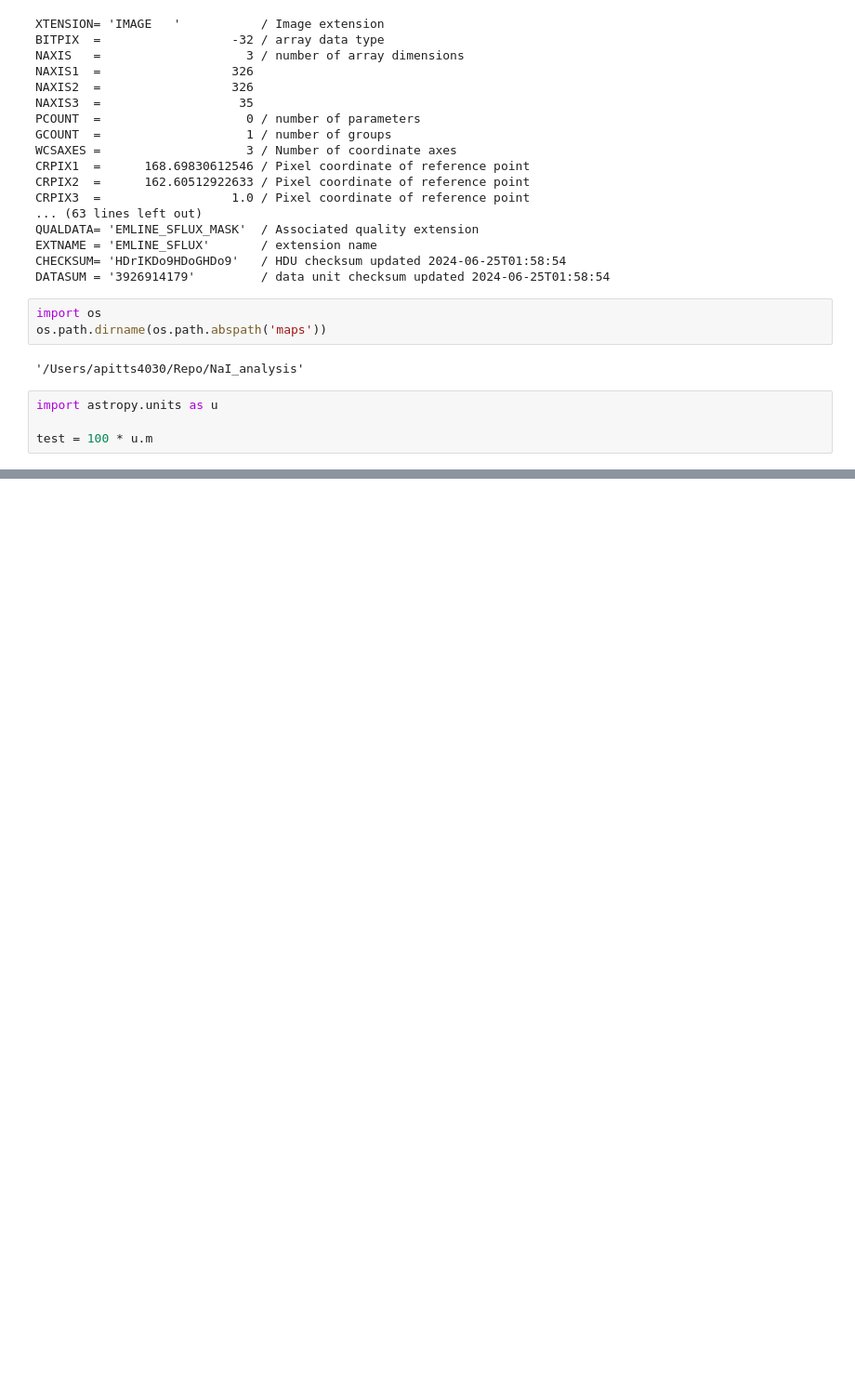
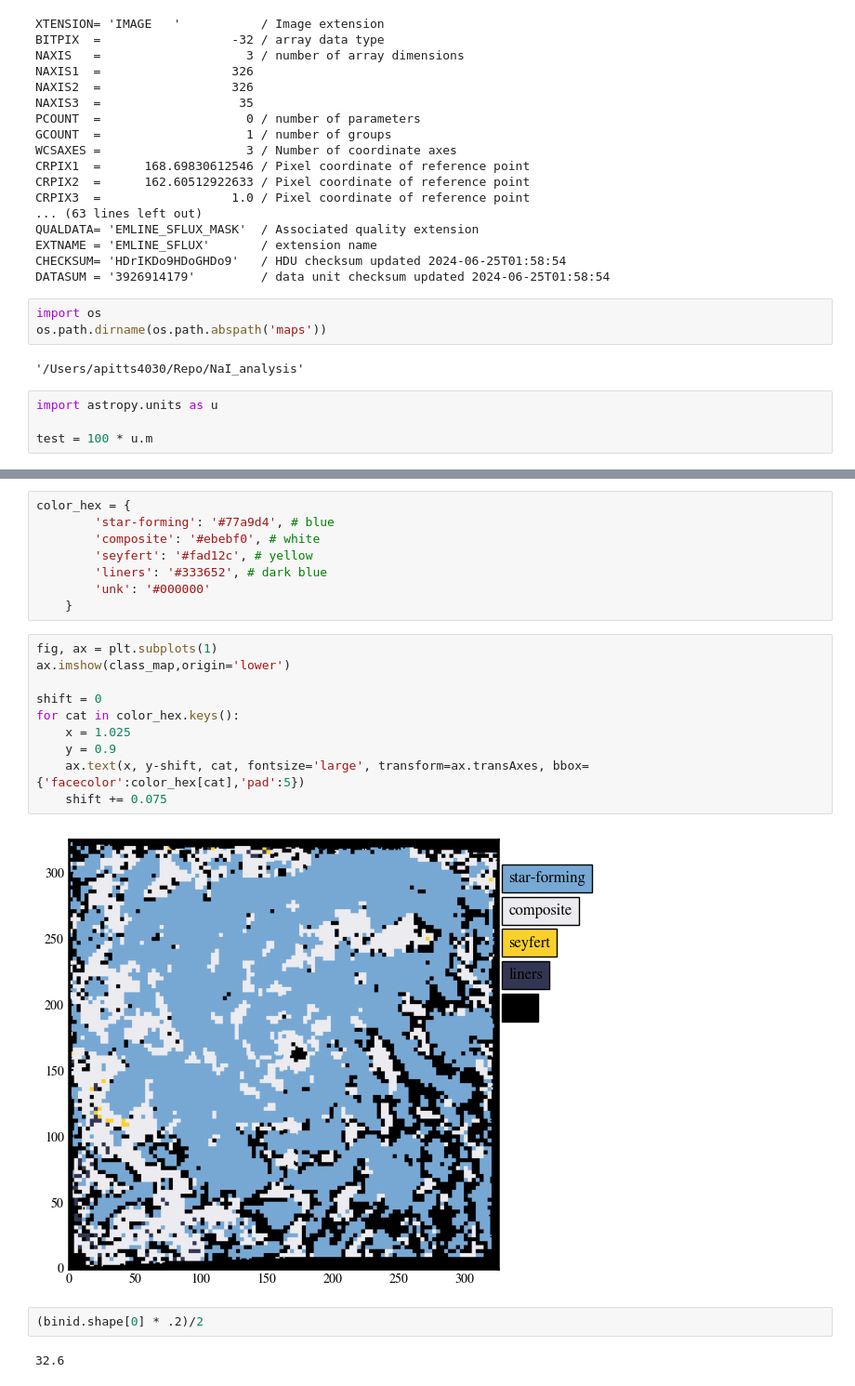
Before and after one commit to aj-pitts/NaI_analysis, a Jupyter notebook: Testing.ipynb, the cells around one changed output, grey strips where cells are left out. Shown at 93% size. Drawn from its saved outputs; the diff is of its cells as text; blank space fills up the shorter version.

```diff
--- a/Testing.ipynb
+++ b/Testing.ipynb
@@ -153,0 +490,24 @@ test = 100 * u.m
+# %%
+color_hex = {
+        'star-forming': '#77a9d4', # blue
+        'composite': '#ebebf0', # white
+        'seyfert': '#fad12c', # yellow
+        'liners': '#333652', # dark blue
+        'unk': '#000000'
+    }
+# %%
+fig, ax = plt.subplots(1)
+ax.imshow(class_map,origin='lower')
+
+shift = 0
+for cat in color_hex.keys():
+    x = 1.025
+    y = 0.9
+    ax.text(x, y-shift, cat, fontsize='large', transform=ax.transAxes, bbox={'facecolor':color_hex[cat],'pad':5})
+    shift += 0.075
+# %% [output]
+[figure, added]
+# %%
+(binid.shape[0] * .2)/2
+# %% [output]
+32.6
```
Also changed, not shown: parts of 21 cells of this notebook, 7 other files.
